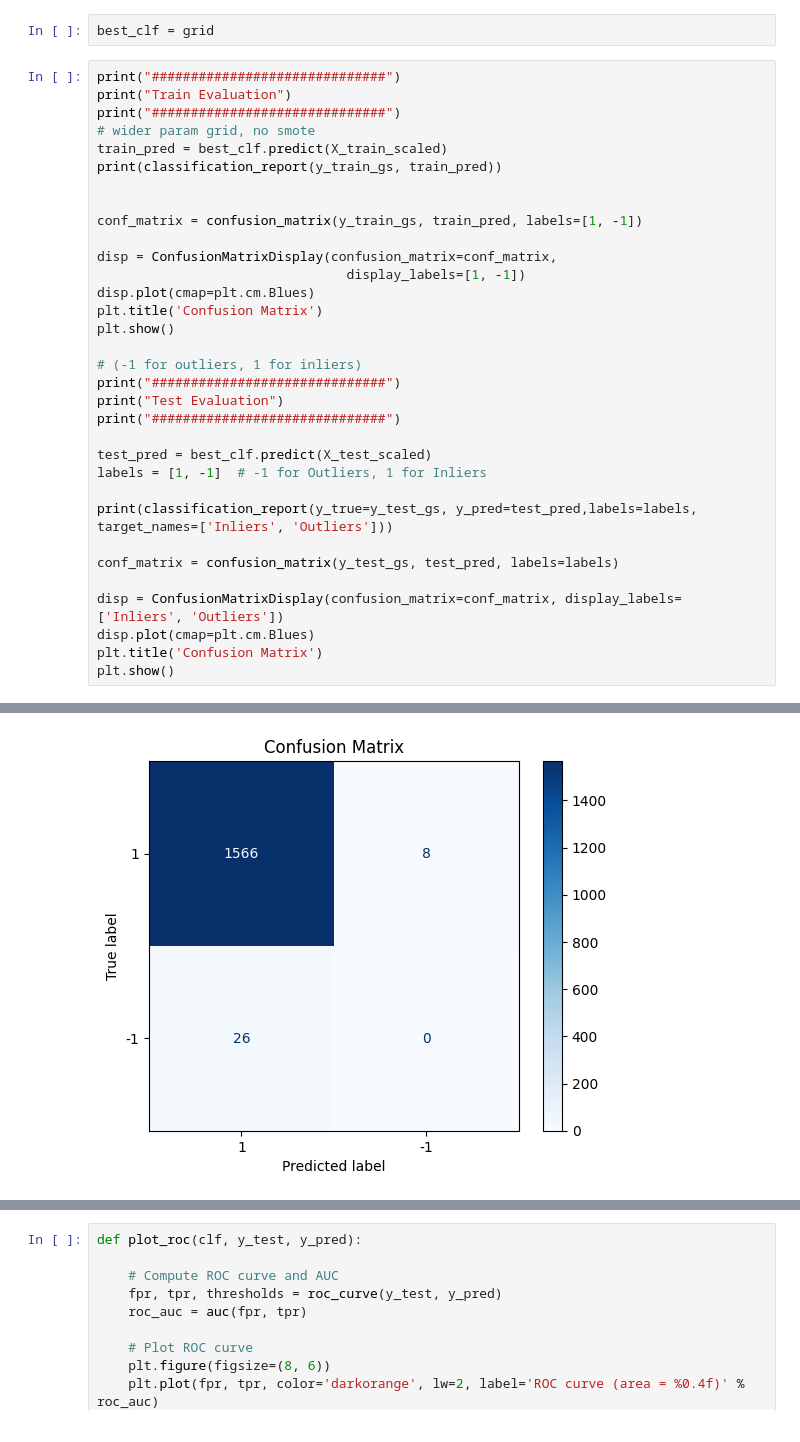
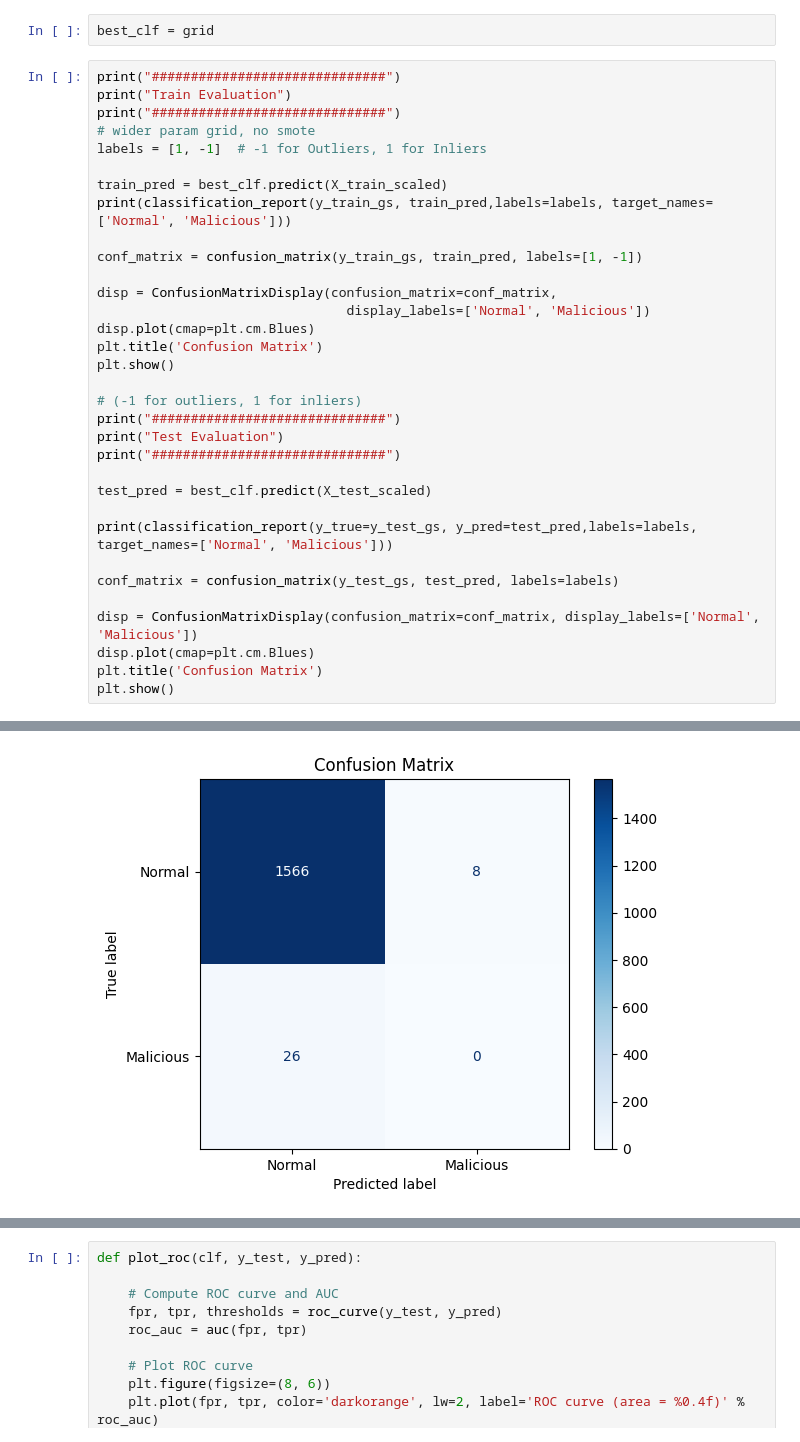
Before and after one commit to mel0778/dsa4263, a Jupyter notebook: code/model_SVM.ipynb, the cells around one changed output, grey strips where cells are left out. Saved outputs shown, nothing was run; the diff lists cells and outputs as text.

```diff
--- a/code/model_SVM.ipynb
+++ b/code/model_SVM.ipynb
@@ -147,14 +147,15 @@ print("##############################")
 print("Train Evaluation")
 print("##############################")
 # wider param grid, no smote
+labels = [1, -1]  # -1 for Outliers, 1 for Inliers
+
 train_pred = best_clf.predict(X_train_scaled)
-print(classification_report(y_train_gs, train_pred))
-
+print(classification_report(y_train_gs, train_pred,labels=labels, target_names=['Normal', 'Malicious']))
 
 conf_matrix = confusion_matrix(y_train_gs, train_pred, labels=[1, -1])
 
 disp = ConfusionMatrixDisplay(confusion_matrix=conf_matrix,
-                                display_labels=[1, -1])
+                                display_labels=['Normal', 'Malicious'])
 disp.plot(cmap=plt.cm.Blues)
 plt.title('Confusion Matrix')
 plt.show()
@@ -165,13 +166,12 @@ print("Test Evaluation")
 print("##############################")
 
 test_pred = best_clf.predict(X_test_scaled)
-labels = [1, -1]  # -1 for Outliers, 1 for Inliers
 
-print(classification_report(y_true=y_test_gs, y_pred=test_pred,labels=labels, target_names=['Inliers', 'Outliers']))
+print(classification_report(y_true=y_test_gs, y_pred=test_pred,labels=labels, target_names=['Normal', 'Malicious']))
 
 conf_matrix = confusion_matrix(y_test_gs, test_pred, labels=labels)
 
-disp = ConfusionMatrixDisplay(confusion_matrix=conf_matrix, display_labels=['Inliers', 'Outliers'])
+disp = ConfusionMatrixDisplay(confusion_matrix=conf_matrix, display_labels=['Normal', 'Malicious'])
 disp.plot(cmap=plt.cm.Blues)
 plt.title('Confusion Matrix')
 plt.show()
@@ -186,8 +186,8 @@ Train Evaluation
 
     accuracy                           0.98      1600
    macro avg       0.49      0.50      0.49      1600
 weighted avg       0.97      0.98      0.97      1600
-[figure, old version]
+[figure, new version]
 ##############################
 Test Evaluation
 ##############################
```
Also changed, not shown: parts of 1 cell of this notebook.
